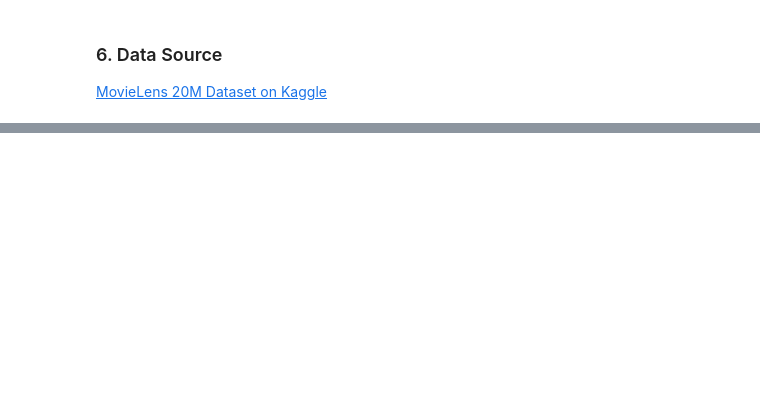
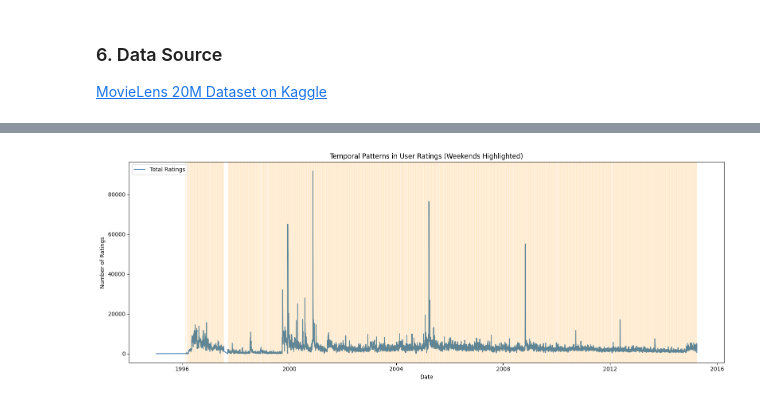
Before and after one commit to lalitnayyar/iimkassignment6, a Jupyter notebook: netflix_recommendation_engine.ipynb, the cells around one changed output, grey strips where cells are left out. Saved outputs shown, nothing was run; the diff lists cells and outputs as text; code cells hidden in the pictures; blank space fills up the shorter version.

Commit message:
Release: Add all Netflix Recommendation Engine artifacts

```diff
--- a/netflix_recommendation_engine.ipynb
+++ b/netflix_recommendation_engine.ipynb
@@ -57,0 +160,90 @@ cross_validate(algo, data, measures=['RMSE', 'MAE'], cv=3, verbose=True)
+# %%
+# Temporal Patterns: Visualizing Spikes in Ratings (Weekends Highlighted)
+import pandas as pd
+import matplotlib.pyplot as plt
+import seaborn as sns
+
+# Ensure 'timestamp' is in datetime format
+if not pd.api.types.is_datetime64_any_dtype(ratings['timestamp']):
+    ratings['timestamp'] = pd.to_datetime(ratings['timestamp'])
+
+# Extract date and day of week
+ratings['date'] = ratings['timestamp'].dt.date
+ratings['day_of_week'] = ratings['timestamp'].dt.day_name()
+ratings['is_weekend'] = ratings['day_of_week'].isin(['Saturday', 'Sunday'])
+
+# Group by date and count ratings per day
+daily_counts = ratings.groupby('date').size().reset_index(name='num_ratings')
+daily_counts['day_of_week'] = pd.to_datetime(daily_counts['date']).dt.day_name()
+daily_counts['is_weekend'] = daily_counts['day_of_week'].isin(['Saturday', 'Sunday'])
+
+# Plot
+plt.figure(figsize=(16,6))
+sns.lineplot(
+    data=daily_counts,
+    x='date',
+    y='num_ratings',
+    label='Total Ratings',
+    color='steelblue'
+)
+
+# Highlight weekends
+weekend_dates = daily_counts[daily_counts['is_weekend']]['date']
+for weekend in weekend_dates:
+    plt.axvline(x=weekend, color='orange', alpha=0.05)  # subtle highlight
+
+plt.title('Temporal Patterns in User Ratings (Weekends Highlighted)')
+plt.xlabel('Date')
+plt.ylabel('Number of Ratings')
+plt.legend()
+plt.tight_layout()
+plt.savefig('visual_temporal_patterns.png', bbox_inches='tight')
+plt.show()
+
+# Temporal Patterns: Professional Tabular Summary
+
+import pandas as pd
+from IPython.display import display, HTML
+
+# Ensure 'timestamp' is in datetime format
+if not pd.api.types.is_datetime64_any_dtype(ratings['timestamp']):
+    ratings['timestamp'] = pd.to_datetime(ratings['timestamp'])
+
+# Extract date and day of week
+ratings['date'] = ratings['timestamp'].dt.date
+ratings['day_of_week'] = ratings['timestamp'].dt.day_name()
+ratings['is_weekend'] = ratings['day_of_week'].isin(['Saturday', 'Sunday'])
+
+# Group by date and count ratings per day
+daily_counts = ratings.groupby(['date', 'day_of_week']).size().reset_index(name='num_ratings')
+daily_counts['is_weekend'] = daily_counts['day_of_week'].isin(['Saturday', 'Sunday'])
+
+# Summary statistics
+summary = pd.DataFrame({
+    'Average Ratings per Day': [
+        daily_counts[daily_counts['is_weekend']]['num_ratings'].mean(),
+        daily_counts[~daily_counts['is_weekend']]['num_ratings'].mean()
+    ],
+    'Day Type': ['Weekend', 'Weekday']
+})
+
+# Top 5 days with highest ratings (spikes)
+top_spikes = daily_counts.sort_values('num_ratings', ascending=False).head(5)
+top_spikes = top_spikes.rename(columns={
+    'date': 'Date',
+    'day_of_week': 'Day of Week',
+    'num_ratings': 'Number of Ratings'
+})
+
+# Display summary table
+display(HTML("<h4>Average Number of Ratings: Weekend vs. Weekday</h4>"))
+display(summary[['Day Type', 'Average Ratings per Day']].style.set_caption("Average Ratings by Day Type").format({'Average Ratings per Day': '{:.2f}'}))
+
+# Display top spikes table
+display(HTML("<h4>Top 5 Days with Highest Ratings (Spikes)</h4>"))
+display(top_spikes[['Date', 'Day of Week', 'Number of Ratings']].style.set_caption("Top 5 Rating Spikes"))
+
+# Placeholder for holidays/new releases (requires additional data)
+display(HTML("<h4>Note:</h4><p>Holiday and new release spike analysis can be added if a list of holidays and new release dates is provided.</p>"))
+# %% [output]
+[figure, added]
```
Also changed, not shown: parts of 16 cells of this notebook, 1 other file.
